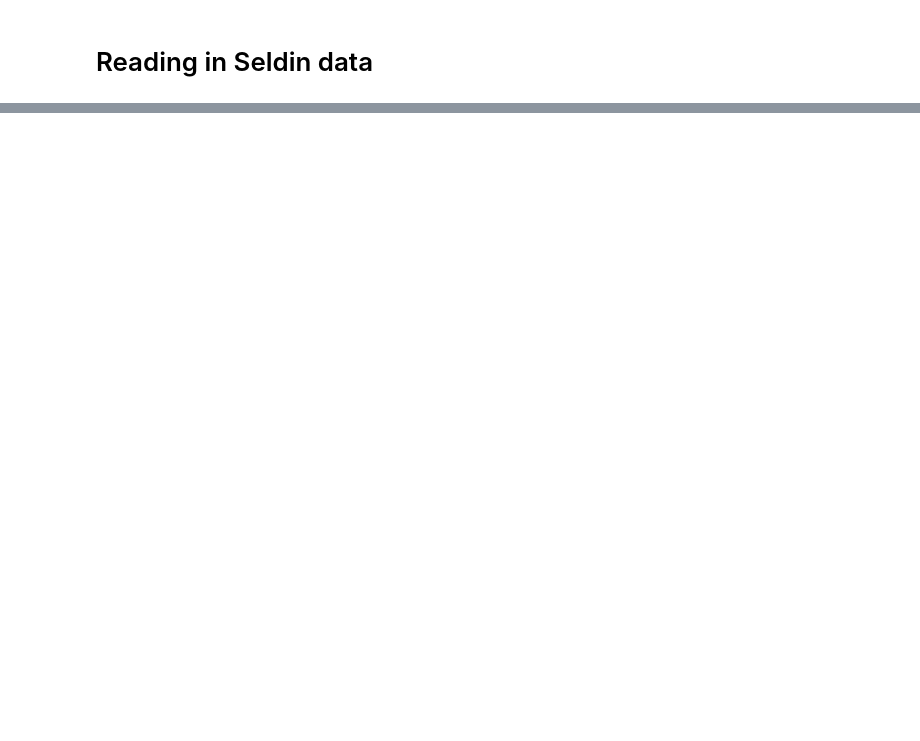
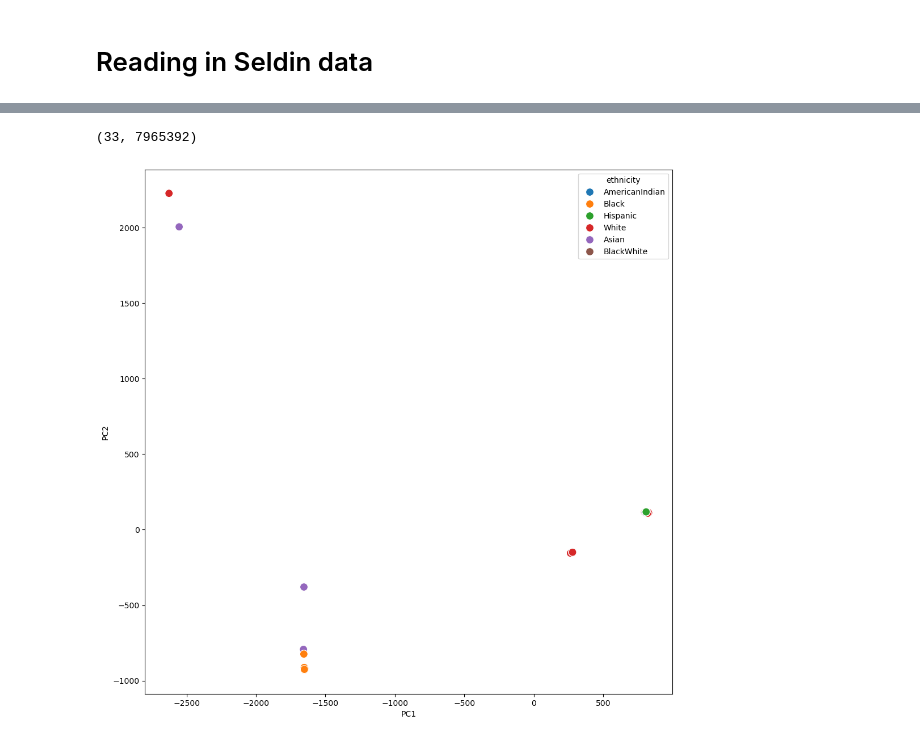
Before and after one commit to lanceman999/Annotate_a_Genome_Sp2026, a Jupyter notebook: exercise3_OConnor.ipynb, the cells around one changed output, grey strips where cells are left out. Drawn from its saved outputs; the diff is of its cells as text; code cells hidden in the pictures; blank space fills up the shorter version.

```diff
--- a/exercise3_OConnor.ipynb
+++ b/exercise3_OConnor.ipynb
@@ -99,0 +176,17 @@ print(df.head)
+# %%
+file_list = glob.glob("/Users/lanceoconnor/Downloads/33_snps/33-PGP-genotype-files/*.corrected.txt")
+
+long_33_table = pd.DataFrame()
+
+for file in file_list:
+    name = os.path.basename(file).split(".")[0]
+    gt_col = name + "_gt"
+
+    tmp = load_23andme(file, gt_col)
+    tmp = tmp.rename(columns={gt_col: "gt"})
+    long_33_table = pd.concat([long_33_table, tmp], ignore_index=True)
+# %%
+long_33_table['ethnicity'] = long_33_table['name'].str.split("_").str[2]
+
+person_eth = long_33_table[["name", "ethnicity"]].drop_duplicates()
+print(person_eth)
@@ -99,0 +240,31 @@ print(df.head)
+# %%
+print(matrix.shape)
+# %% [output]
+(33, 7965392)
+# %%
+X = matrix.to_numpy()
+# print(X)
+sample_names = matrix.index.to_numpy()
+
+scaler = StandardScaler()
+X_scaled = scaler.fit_transform(X)
+
+pca = PCA(n_components = 2)
+X_pca = pca.fit_transform(X_scaled)
+# # X_pca.shape #(5x2)
+
+pca_df = pd.DataFrame({
+    "name" : sample_names,
+    "PC1" : X_pca[:,0],
+    "PC2" : X_pca[:,1]
+})
+
+pca_df = pca_df.merge(person_eth, on="name")
+# %%
+plt.figure(figsize=(12,12))
+sns.scatterplot(data = pca_df, x="PC1", y="PC2", s=100, hue = "ethnicity")
+plt.xlabel("PC1")
+plt.ylabel("PC2")
+plt.show()
+# %% [output]
+[figure, added]
```
Also changed, not shown: parts of 15 cells of this notebook.
